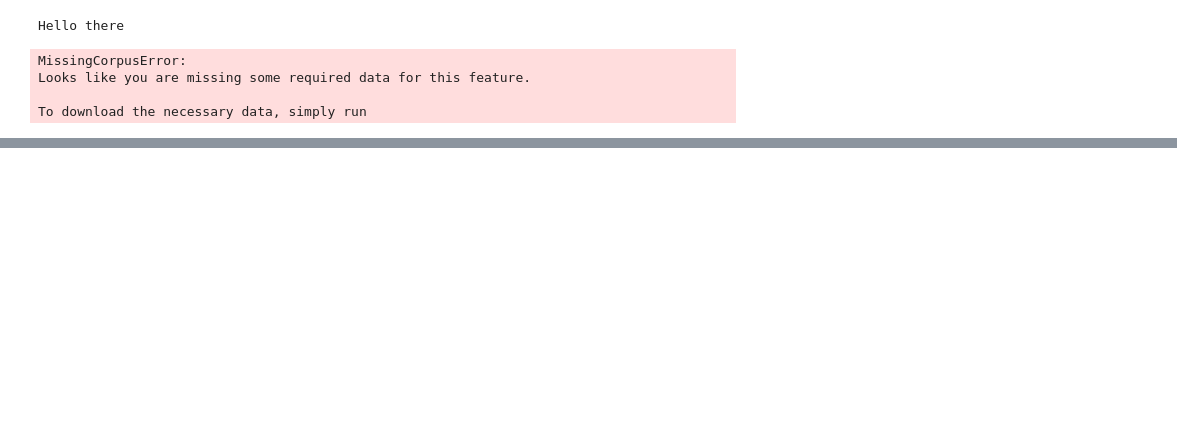
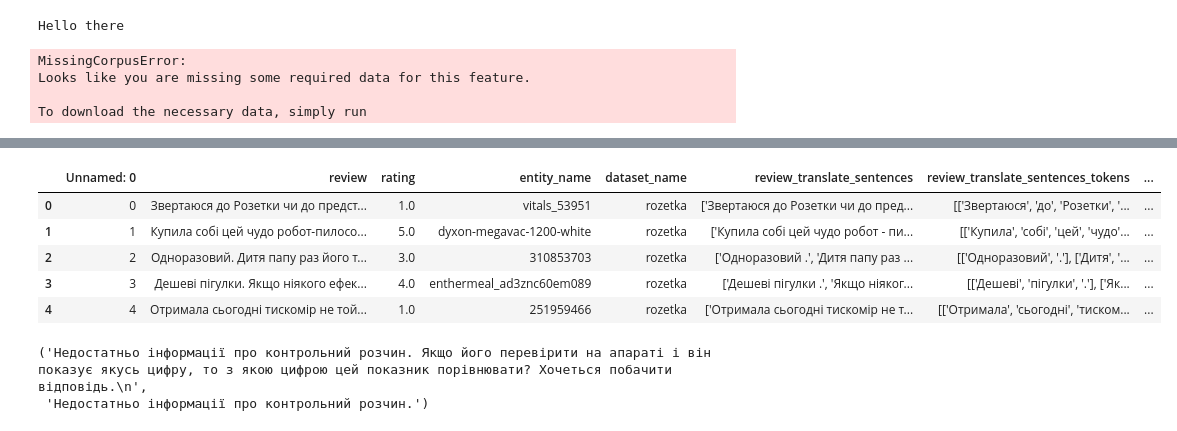
Before and after one commit to Hospodarskyy/internship_task, a Jupyter notebook: test.ipynb, the cells around one changed output, grey strips where cells are left out. Drawn from its saved outputs; the diff is of its cells as text; code cells hidden in the pictures; blank space fills up the shorter version.

Commit message:
Added search for complaints in test

```diff
--- a/test.ipynb
+++ b/test.ipynb
@@ -59,0 +271,13 @@ Please note that you may need to restart your runtime after installation.
+# %%
+# Ukrainian text with multiple sentences
+# text = "Цей продукт мені не сподобався. Звертаюся до Розетки чи до представника бренду! В комплекті була інструкція до іншої коси, 2-х тактної, де мені взяти інструкцію до цього товару???"
+text = 'Одноразовий. Дитя папу раз його торкнувся і все пісні до кінця не грають та і нема там заявленої кількості пісень (рахувала)'
+# text = 'Загалом всім задоволений. Окремо можна докупити блок живлення: 6В, 700мА. Штекер 4.0х1.7 мм. Такий блок та штекер в більшості тискомірів омрон. Можна купити оригінал, або з китаю за 80 грн -. Хоча в інструкції пише що батарейок має хватати на 1000 вимірювань !'
+# text = 'Чудова іграшка, доньці дуже сподобалась'
+text = 'Обслуговування хороше, але доставка затрималася на 2 дні.'
+
+# Tokenize text into sentences using spaCy
+doc = nlp(text)
+sentences = [sent.text for sent in doc.sents]
+
+sentences
@@ -59,0 +324,41 @@ Please note that you may need to restart your runtime after installation.
+# %%
+# Function to find the most negative sentence
+def find_most_negative_sentence(text):
+    doc = nlp(text)  # Tokenize into sentences
+    sentences = [sent.text for sent in doc.sents]
+
+    # Analyze sentiment for each sentence
+    sentiments = [(sent, sentiment_analyzer(sent)[0]['label'], sentiment_analyzer(sent)[0]['score']) for sent in sentences]
+
+    # Find the most negative sentence (with the lowest score)
+    most_negative_sentence = max(sentiments, key=lambda x: x[2]) if sentiments else ("", "", 0)
+
+    return most_negative_sentence[0]
+# %%
+# Function to process each review
+def process_review(review):
+    sentiment_result = sentiment_analyzer(review)[0]
+    sentiment_label = sentiment_result['label']
+
+    # If sentiment is Negative or Neutral, extract the most negative sentence
+    if sentiment_label in ['1 star', '2 stars', '3 stars']:
+        return find_most_negative_sentence(review)
+    return ""  # If sentiment is positive, leave it empty
+
+# Apply function to DataFrame
+df['complaints'] = df['review'].apply(process_review)
+# %%
+df.head()
+# %% [output]
+|  | Unnamed: 0 | review | rating | entity_name | dataset_name | review_translate_sentences | review_translate_sentences_tokens | ... |
+| 0 | 0 | Звертаюся до Розетки чи до предст... | 1.0 | vitals_53951 | rozetka | ['Звертаюся до Розетки чи до пред... | [['Звертаюся', 'до', 'Розетки', '... | ... |
+| 1 | 1 | Купила собі цей чудо робот-пилосо... | 5.0 | dyxon-megavac-1200-white | rozetka | ['Купила собі цей чудо робот - пи... | [['Купила', 'собі', 'цей', 'чудо'... | ... |
+| 2 | 2 | Одноразовий. Дитя папу раз його т... | 3.0 | 310853703 | rozetka | ['Одноразовий .', 'Дитя папу раз ... | [['Одноразовий', '.'], ['Дитя', '... | ... |
+| 3 | 3 | Дешеві пігулки. Якщо ніякого ефек... | 4.0 | enthermeal_ad3znc60em089 | rozetka | ['Дешеві пігулки .', 'Якщо ніяког... | [['Дешеві', 'пігулки', '.'], ['Як... | ... |
+| 4 | 4 | Отримала сьогодні тискомір не той... | 1.0 | 251959466 | rozetka | ['Отримала сьогодні тискомір не т... | [['Отримала', 'сьогодні', 'тиском... | ... |
+# %%
+idx = 13
+df['review'].iloc[idx], df['complaints'].iloc[idx]
+# %% [output]
+('Недостатньо інформації про контрольний розчин. Якщо його перевірити на апараті і він показує якусь цифру, то з якою цифрою цей показник порівнювати? Хочеться побачити відповідь.\n',
+ 'Недостатньо інформації про контрольний розчин.')
```
Also changed, not shown: parts of 23 cells of this notebook.
